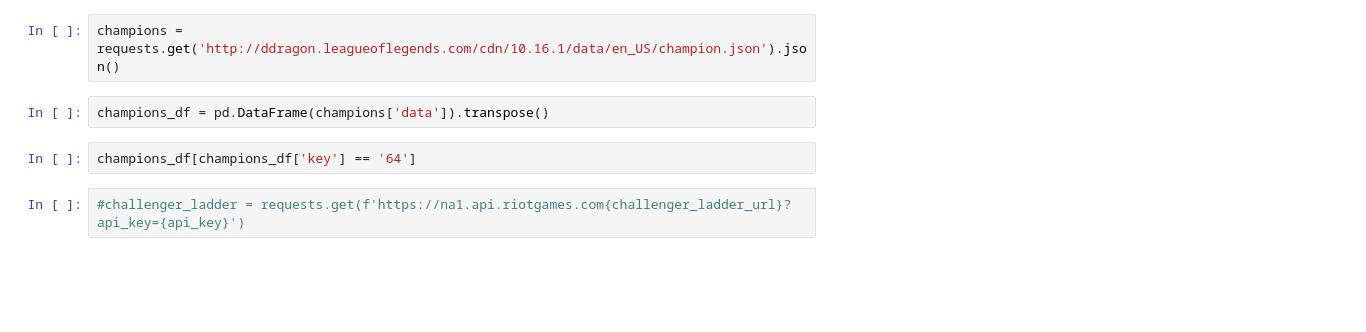
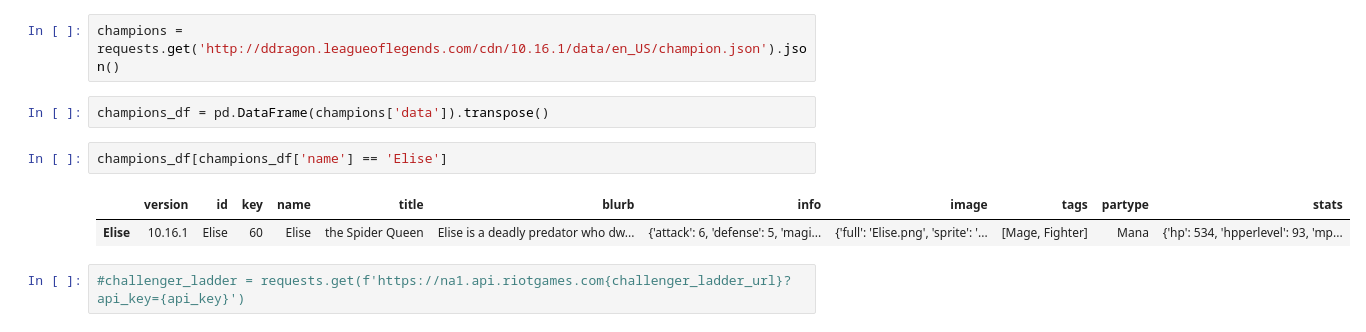
Before and after one commit to gwenrathgeber/lol_role_models_recommender, a Jupyter notebook: code/riot_api_scraper.ipynb, the cells around one changed output. Cells and saved outputs as stored; diff of their text form; blank space fills up the shorter version.

```diff
--- a/code/riot_api_scraper.ipynb
+++ b/code/riot_api_scraper.ipynb
@@ -43,7 +43,10 @@ champions = requests.get('http://ddragon.leagueoflegends.com/cdn/10.16.1/data/en
 # %%
 champions_df = pd.DataFrame(champions['data']).transpose()
 # %%
-champions_df[champions_df['key'] == '64']
+champions_df[champions_df['name'] == 'Elise']
+# %% [output]
+|  | version | id | key | name | title | blurb | info | image | tags | partype | stats |
+| Elise | 10.16.1 | Elise | 60 | Elise | the Spider Queen | Elise is a deadly predator who dw... | {'attack': 6, 'defense': 5, 'magi... | {'full': 'Elise.png', 'sprite': '... | [Mage, Fighter] | Mana | {'hp': 534, 'hpperlevel': 93, 'mp... |
 # %%
 #challenger_ladder = requests.get(f'https://na1.api.riotgames.com{challenger_ladder_url}?api_key={api_key}')
 # %%
```
Also changed, not shown: parts of 14 cells of this notebook, 5 other files.
